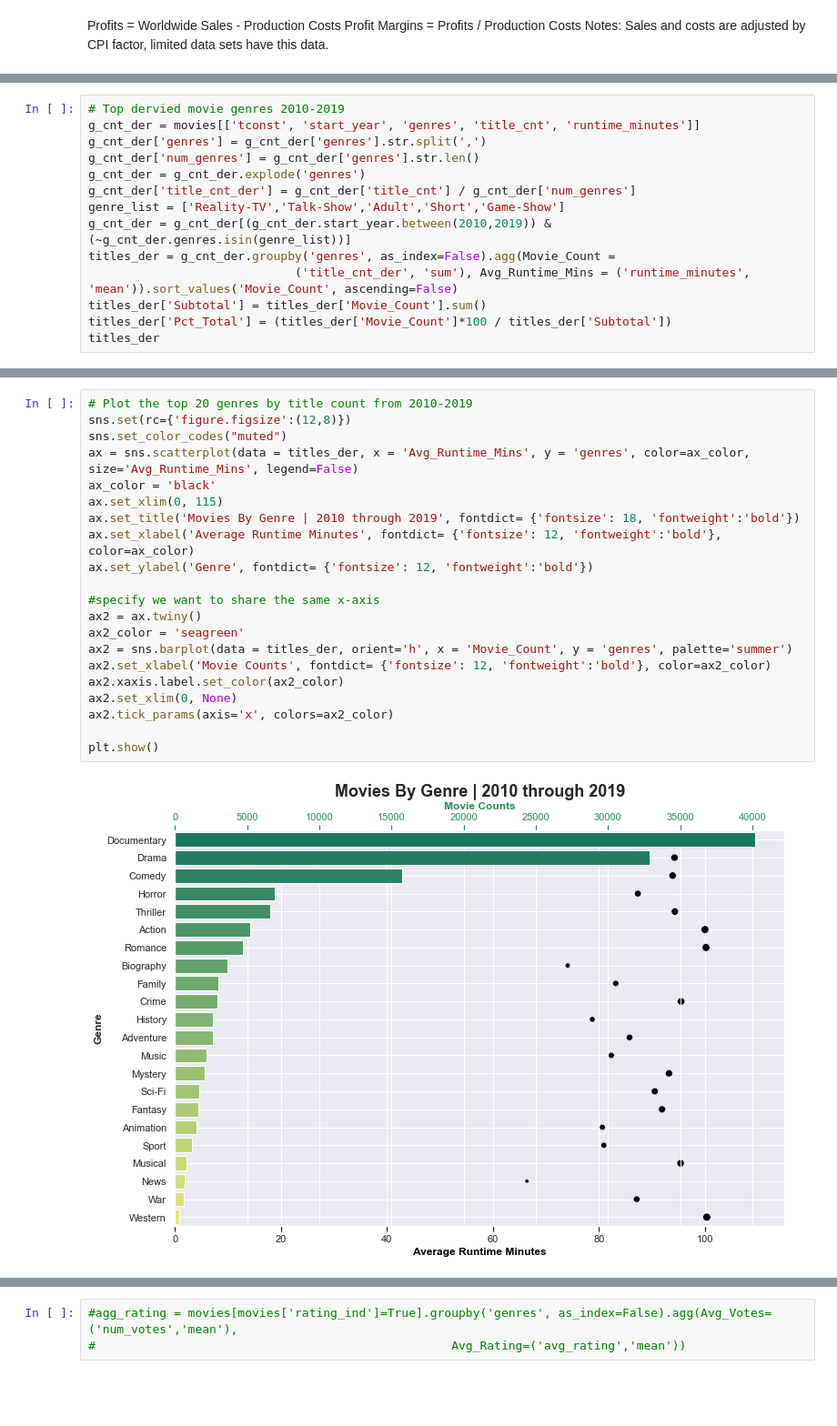
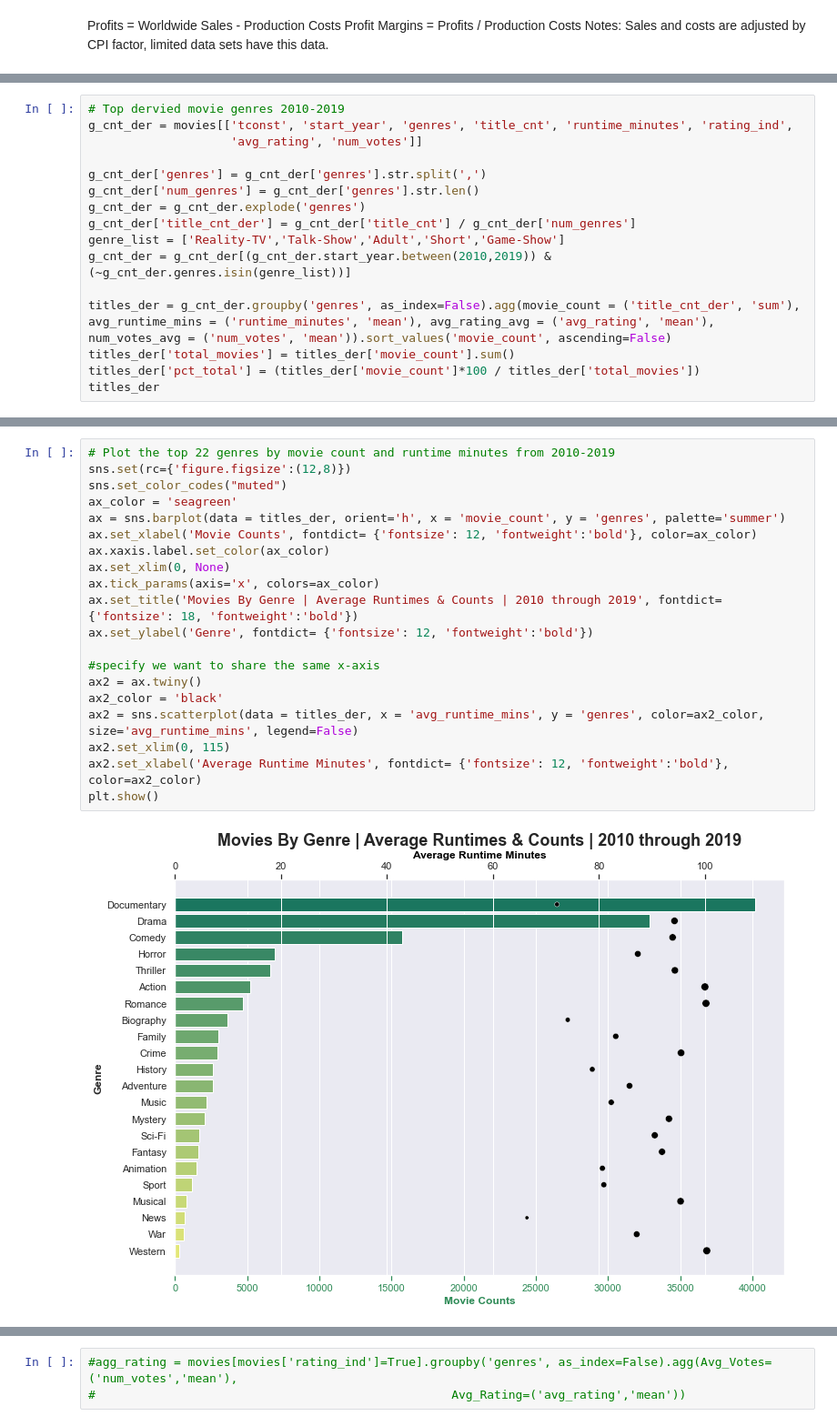
Before and after one commit to cutterback/movie-analysis-project, a Jupyter notebook: movie-analysis.ipynb, the cells around one changed output, grey strips where cells are left out. Shown at 91% size. Cells and saved outputs as stored; diff of their text form; blank space fills up the shorter version.

```diff
--- a/movie-analysis.ipynb
+++ b/movie-analysis.ipynb
@@ -194,16 +328,18 @@ ax.set(title='Movies By Genre Type 2010 through 2019') # title barplot
 # %%
 # Top dervied movie genres 2010-2019
-g_cnt_der = movies[['tconst', 'start_year', 'genres', 'title_cnt', 'runtime_minutes']]
+g_cnt_der = movies[['tconst', 'start_year', 'genres', 'title_cnt', 'runtime_minutes', 'rating_ind',
+                    'avg_rating', 'num_votes']]
+
 g_cnt_der['genres'] = g_cnt_der['genres'].str.split(',')
 g_cnt_der['num_genres'] = g_cnt_der['genres'].str.len()
 g_cnt_der = g_cnt_der.explode('genres')
 g_cnt_der['title_cnt_der'] = g_cnt_der['title_cnt'] / g_cnt_der['num_genres']
 genre_list = ['Reality-TV','Talk-Show','Adult','Short','Game-Show']
 g_cnt_der = g_cnt_der[(g_cnt_der.start_year.between(2010,2019)) & (~g_cnt_der.genres.isin(genre_list))]
-titles_der = g_cnt_der.groupby('genres', as_index=False).agg(Movie_Count =
-                             ('title_cnt_der', 'sum'), Avg_Runtime_Mins = ('runtime_minutes', 'mean')).sort_values('Movie_Count', ascending=False)
-titles_der['Subtotal'] = titles_der['Movie_Count'].sum()
-titles_der['Pct_Total'] = (titles_der['Movie_Count']*100 / titles_der['Subtotal'])
+
+titles_der = g_cnt_der.groupby('genres', as_index=False).agg(movie_count = ('title_cnt_der', 'sum'), avg_runtime_mins = ('runtime_minutes', 'mean'), avg_rating_avg = ('avg_rating', 'mean'), num_votes_avg = ('num_votes', 'mean')).sort_values('movie_count', ascending=False)
+titles_der['total_movies'] = titles_der['movie_count'].sum()
+titles_der['pct_total'] = (titles_der['movie_count']*100 / titles_der['total_movies'])
 titles_der
 # %% [output]
 A value is trying to be set on a copy of a slice from a DataFrame.
@@ -248,23 +386,22 @@ plt.show()
 # %%
-# Plot the top 20 genres by title count from 2010-2019
+# Plot the top 22 genres by movie count and runtime minutes from 2010-2019
 sns.set(rc={'figure.figsize':(12,8)})
 sns.set_color_codes("muted")
-ax = sns.scatterplot(data = titles_der, x = 'Avg_Runtime_Mins', y = 'genres', color=ax_color, size='Avg_Runtime_Mins', legend=False)
-ax_color = 'black'
-ax.set_xlim(0, 115)
-ax.set_title('Movies By Genre | 2010 through 2019', fontdict= {'fontsize': 18, 'fontweight':'bold'})
-ax.set_xlabel('Average Runtime Minutes', fontdict= {'fontsize': 12, 'fontweight':'bold'}, color=ax_color)
+ax_color = 'seagreen'
+ax = sns.barplot(data = titles_der, orient='h', x = 'movie_count', y = 'genres', palette='summer')
+ax.set_xlabel('Movie Counts', fontdict= {'fontsize': 12, 'fontweight':'bold'}, color=ax_color)
+ax.xaxis.label.set_color(ax_color)
+ax.set_xlim(0, None)
+ax.tick_params(axis='x', colors=ax_color)
+ax.set_title('Movies By Genre | Average Runtimes & Counts | 2010 through 2019', fontdict= {'fontsize': 18, 'fontweight':'bold'})
 ax.set_ylabel('Genre', fontdict= {'fontsize': 12, 'fontweight':'bold'})
 
 #specify we want to share the same x-axis
 ax2 = ax.twiny()
-ax2_color = 'seagreen'
-ax2 = sns.barplot(data = titles_der, orient='h', x = 'Movie_Count', y = 'genres', palette='summer')
-ax2.set_xlabel('Movie Counts', fontdict= {'fontsize': 12, 'fontweight':'bold'}, color=ax2_color)
-ax2.xaxis.label.set_color(ax2_color)
-ax2.set_xlim(0, None)
-ax2.tick_params(axis='x', colors=ax2_color)
-
+ax2_color = 'black'
+ax2 = sns.scatterplot(data = titles_der, x = 'avg_runtime_mins', y = 'genres', color=ax2_color, size='avg_runtime_mins', legend=False)
+ax2.set_xlim(0, 115)
+ax2.set_xlabel('Average Runtime Minutes', fontdict= {'fontsize': 12, 'fontweight':'bold'}, color=ax2_color)
 plt.show()
 # %% [output]
-[figure, old version]
+[figure, new version]
```
Also changed, not shown: parts of 19 cells of this notebook.
